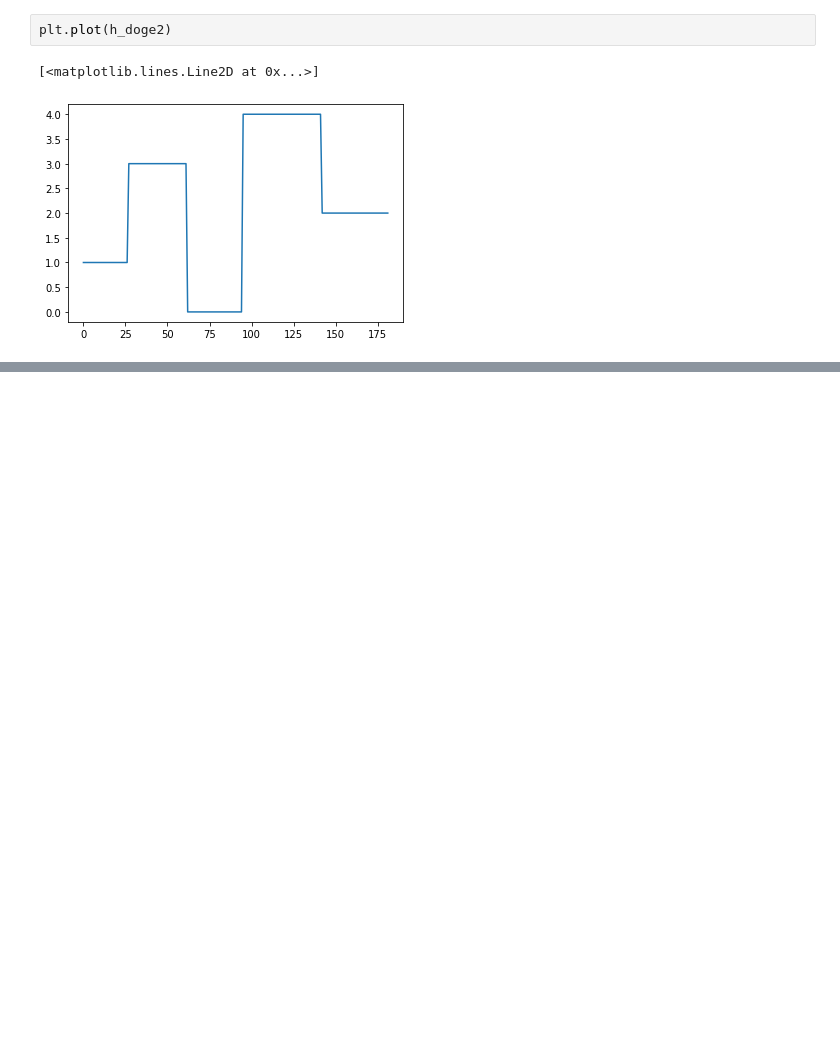
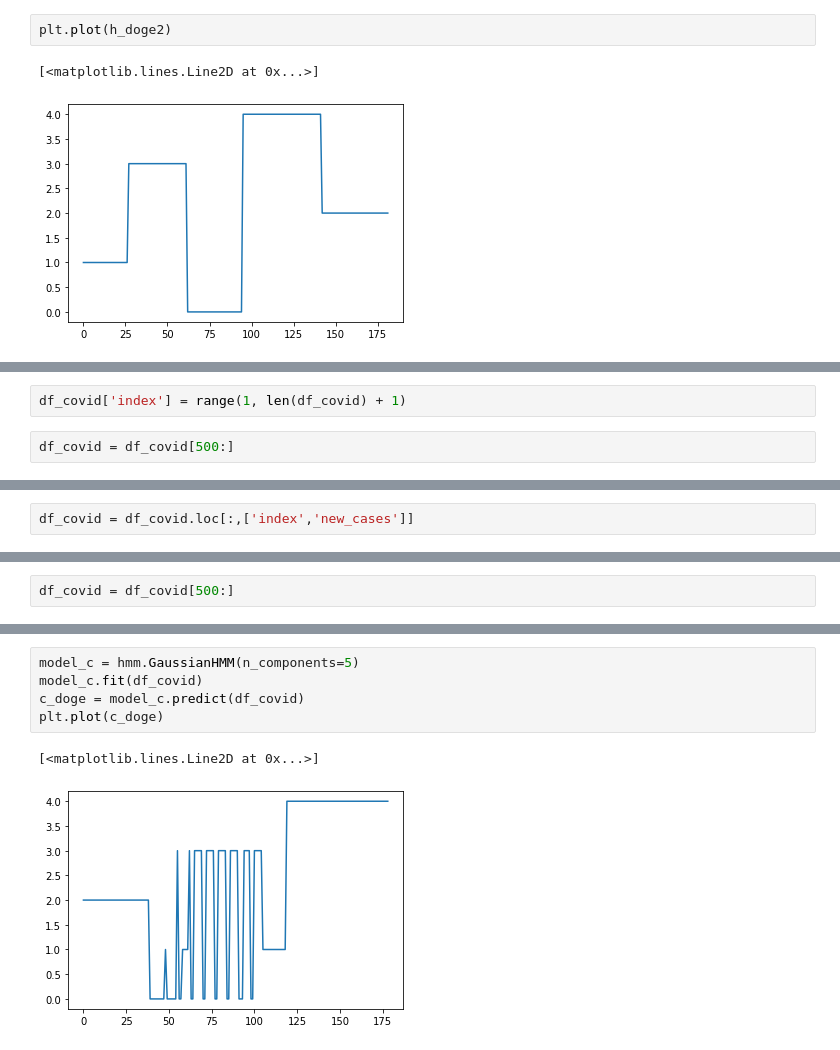
Before and after one commit to garimendra/cse8803epi.github.io, a Jupyter notebook: src/EPI_ILI.ipynb, the cells around one changed output, grey strips where cells are left out. Drawn from its saved outputs; the diff is of its cells as text; blank space fills up the shorter version.

```diff
--- a/src/EPI_ILI.ipynb
+++ b/src/EPI_ILI.ipynb
@@ -326,0 +361,4 @@ plt.plot(h_doge2)
+# %%
+df_covid['index'] = range(1, len(df_covid) + 1)
+# %%
+df_covid = df_covid[500:]
@@ -326,0 +381,2 @@ plt.plot(h_doge2)
+# %%
+df_covid = df_covid.loc[:,['index','new_cases']]
@@ -326,0 +399,2 @@ plt.plot(h_doge2)
+# %%
+df_covid = df_covid[500:]
@@ -326,0 +417,8 @@ plt.plot(h_doge2)
+# %%
+model_c = hmm.GaussianHMM(n_components=5)
+model_c.fit(df_covid)
+c_doge = model_c.predict(df_covid)
+plt.plot(c_doge)
+# %% [output]
+[<matplotlib.lines.Line2D at 0x...>]
+[figure, added]
```
Also changed, not shown: parts of 9 cells of this notebook, 1 other file.
